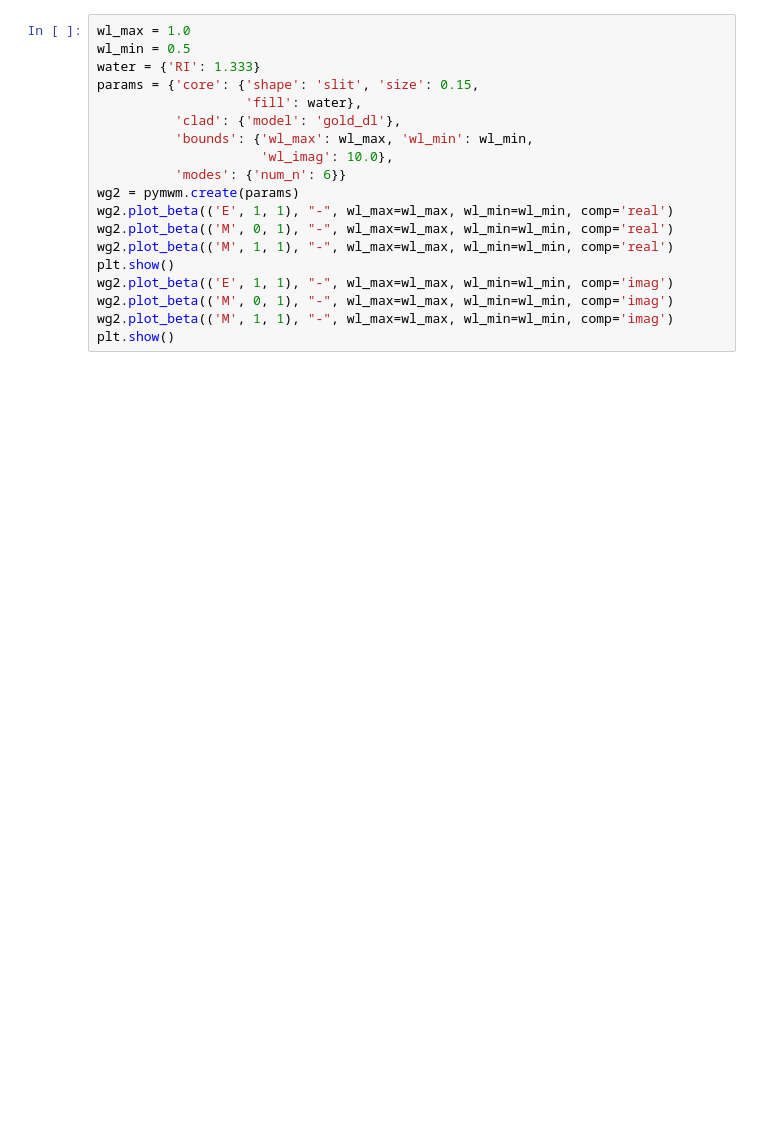
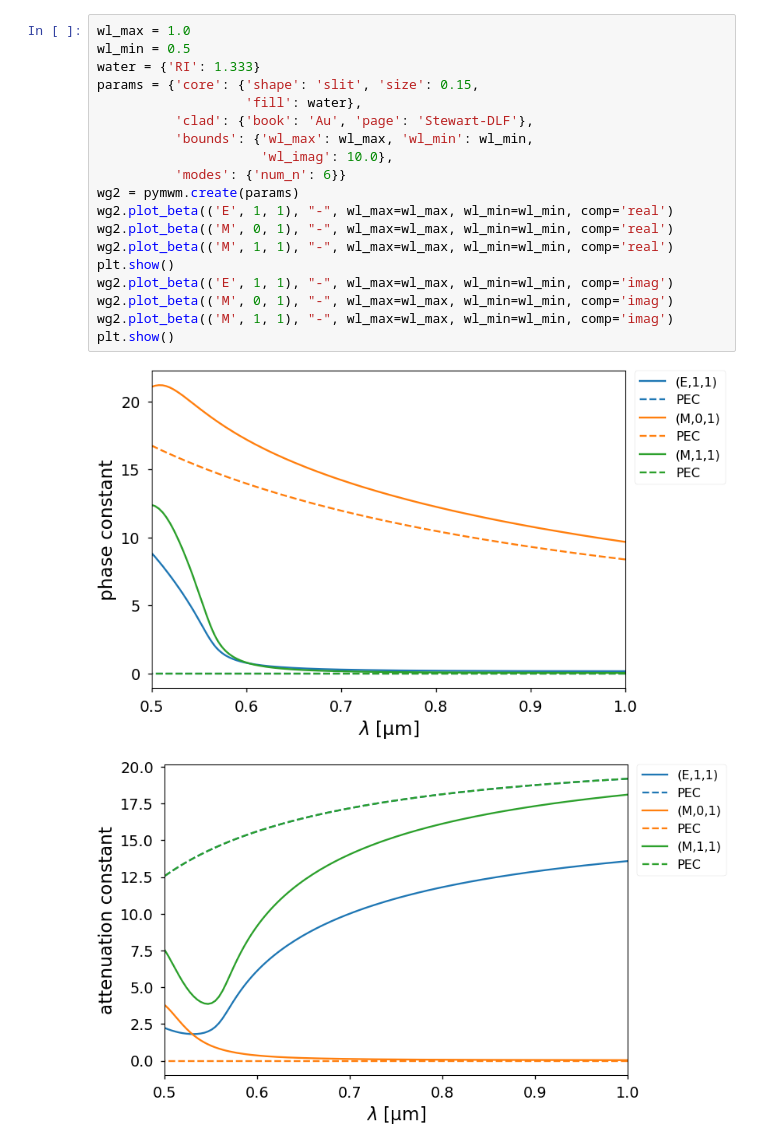
Before and after one commit to mnishida/PyMWM, a Jupyter notebook: docs/notebooks/00_tutorial.ipynb, the cells around one changed output. Drawn from its saved outputs; the diff is of its cells as text; blank space fills up the shorter version.

```diff
--- a/docs/notebooks/00_tutorial.ipynb
+++ b/docs/notebooks/00_tutorial.ipynb
@@ -64,22 +83,25 @@ wg1.plot_h_field_on_x_axis(w, dir='h', alpha=('E', 1, 1), comp='y')
 # %%
 wl_max = 1.0
 wl_min = 0.5
 water = {'RI': 1.333}
 params = {'core': {'shape': 'slit', 'size': 0.15,
                    'fill': water},
-          'clad': {'model': 'gold_dl'},
+          'clad': {'book': 'Au', 'page': 'Stewart-DLF'},
           'bounds': {'wl_max': wl_max, 'wl_min': wl_min,
                      'wl_imag': 10.0},
           'modes': {'num_n': 6}}
 wg2 = pymwm.create(params)
 wg2.plot_beta(('E', 1, 1), "-", wl_max=wl_max, wl_min=wl_min, comp='real')
 wg2.plot_beta(('M', 0, 1), "-", wl_max=wl_max, wl_min=wl_min, comp='real')
 wg2.plot_beta(('M', 1, 1), "-", wl_max=wl_max, wl_min=wl_min, comp='real')
 plt.show()
 wg2.plot_beta(('E', 1, 1), "-", wl_max=wl_max, wl_min=wl_min, comp='imag')
 wg2.plot_beta(('M', 0, 1), "-", wl_max=wl_max, wl_min=wl_min, comp='imag')
 wg2.plot_beta(('M', 1, 1), "-", wl_max=wl_max, wl_min=wl_min, comp='imag')
 plt.show()
+# %% [output]
+[figure, added]
+[figure, added]
 # %%
 wl = 0.6
 w = 2 * np.pi / wl
```
Also changed, not shown: parts of 10 cells of this notebook, 21 other files.
